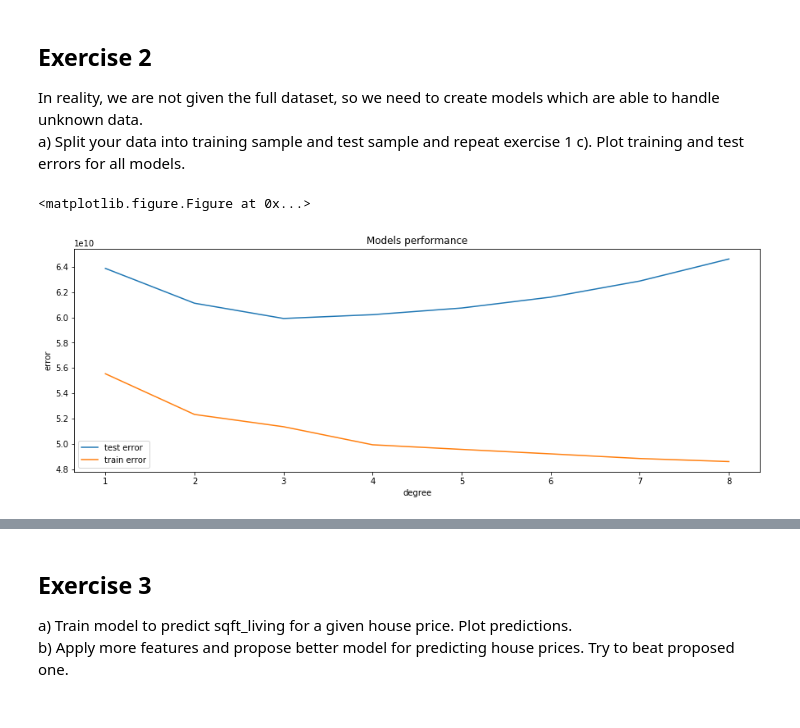
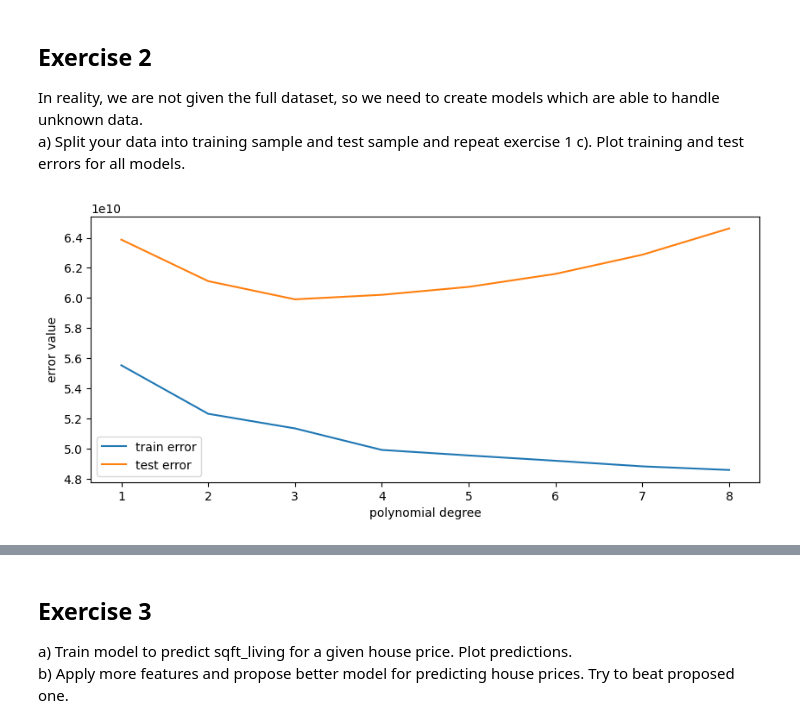
Before and after one commit to apetor56/Studia_I_stopnia, a Jupyter notebook: assignment-2/assignment-2.ipynb, the cells around one changed output, grey strips where cells are left out. Saved outputs shown, nothing was run; the diff lists cells and outputs as text; code cells hidden in the pictures.

```diff
--- a/assignment-2/assignment-2.ipynb
+++ b/assignment-2/assignment-2.ipynb
@@ -73,14 +95,33 @@ for order in range(1,9):
 ## Exercise 2
 In reality, we are not given the full dataset, so we need to create models which are able to handle unknown data.
 a) Split your data into training sample and test sample and repeat exercise 1 c). Plot training and test errors for all models.
-# %%
-#a)
-
-for order in range(1,9):
-
-    X_train, X_test, y_train, y_test = train_test_split(X_order, y, test_size=0.3, random_state=44)
-
-    ...
-# %% [output]
-<matplotlib.figure.Figure at 0x...>
-[figure, removed]
+# %%
+#a)
+train_err = []
+test_err = []
+
+model = LinearRegression()
+
+for order in range(1,9):
+    poly = PolynomialFeatures(degree=order, include_bias=False)
+    X_order = poly.fit_transform(X)
+    X_train, X_test, y_train, y_test = train_test_split(X_order, y, test_size=0.3, random_state=44)
+
+    model.fit(X_train, y_train)
+    pred_train = model.predict(X_train)
+    pred_test = model.predict(X_test)
+
+    train_err.append(mean_squared_error(y_train, pred_train))
+    test_err.append(mean_squared_error(y_test, pred_test))
+
+x = np.arange(1, 9)
+plt.figure(figsize=(10,4))
+
+plt.xlabel('polynomial degree')
+plt.ylabel('error value')
+plt.plot(x, train_err, label='train error')
+plt.plot(x, test_err, label='test error')
+plt.legend()
+plt.show()
+# %% [output]
+[figure, added]
```
Also changed, not shown: parts of 12 cells of this notebook.
